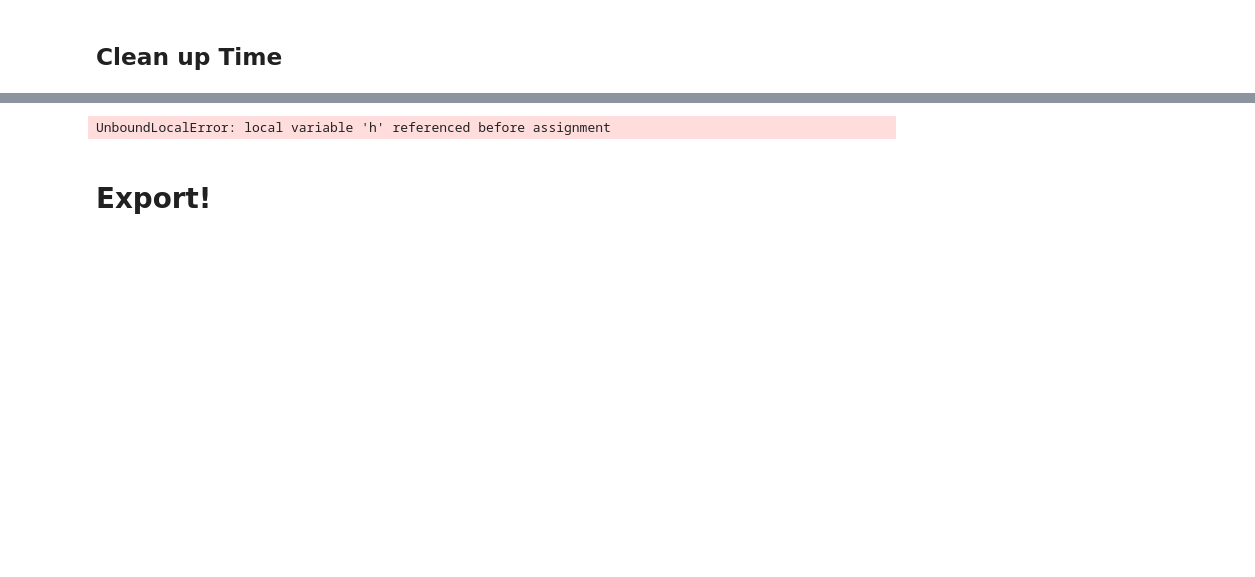
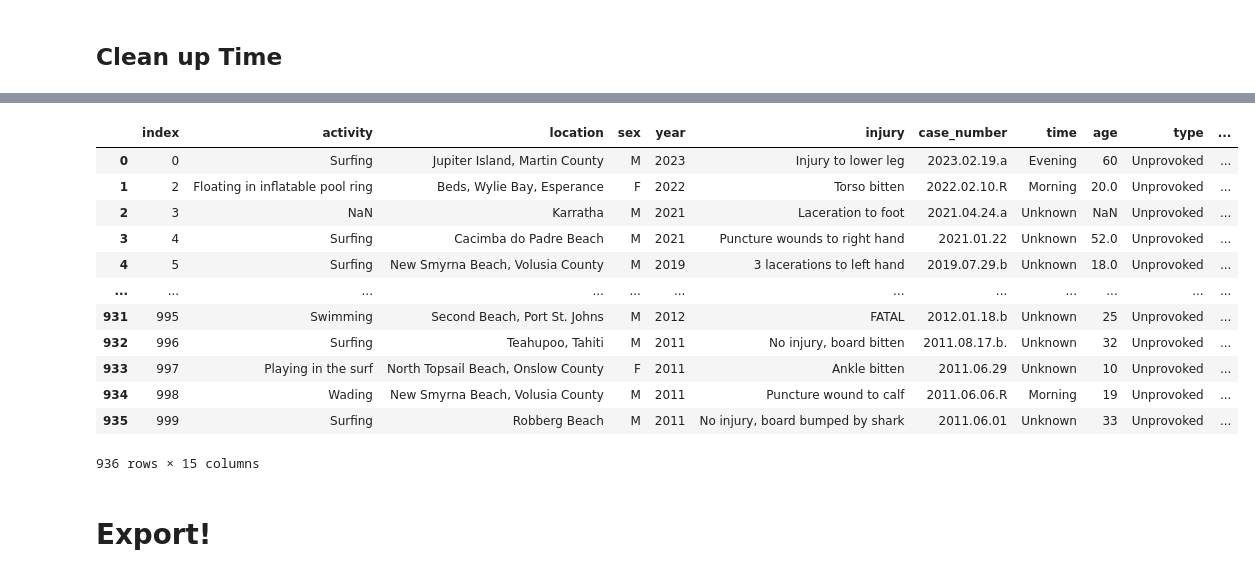
Before and after one commit to JenniferM-BShulyak/shark_attacks, a Jupyter notebook: setup.ipynb, the cells around one changed output, grey strips where cells are left out. Saved outputs shown, nothing was run; the diff lists cells and outputs as text; code cells hidden in the pictures; blank space fills up the shorter version.

Commit message:
finished cleaning up time

```diff
--- a/setup.ipynb
+++ b/setup.ipynb
@@ -314,8 +360,20 @@ def clean_time(t):
 # %%
-df_real["time"] = df_real["time"].apply(lambda x: clean_time(x))
+df_real["time"] = df_real["time"].apply(lambda x: clean_time(str(x)))
 df_real
 # %% [output]
+|  | index | activity | location | sex | year | injury | case_number | time | age | type | ... |
+| 0 | 0 | Surfing | Jupiter Island, Martin County | M | 2023 | Injury to lower leg | 2023.02.19.a | Evening | 60 | Unprovoked | ... |
+| 1 | 2 | Floating in inflatable pool ring | Beds, Wylie Bay, Esperance | F | 2022 | Torso bitten | 2022.02.10.R | Morning | 20.0 | Unprovoked | ... |
+| 2 | 3 | NaN | Karratha | M | 2021 | Laceration to foot | 2021.04.24.a | Unknown | NaN | Unprovoked | ... |
+| 3 | 4 | Surfing | Cacimba do Padre Beach | M | 2021 | Puncture wounds to right hand | 2021.01.22 | Unknown | 52.0 | Unprovoked | ... |
+| 4 | 5 | Surfing | New Smyrna Beach, Volusia County | M | 2019 | 3 lacerations to left hand | 2019.07.29.b | Unknown | 18.0 | Unprovoked | ... |
+| ... | ... | ... | ... | ... | ... | ... | ... | ... | ... | ... | ... |
+| 931 | 995 | Swimming | Second Beach, Port St. Johns | M | 2012 | FATAL | 2012.01.18.b | Unknown | 25 | Unprovoked | ... |
+| 932 | 996 | Surfing | Teahupoo, Tahiti | M | 2011 | No injury, board bitten | 2011.08.17.b. | Unknown | 32 | Unprovoked | ... |
+| 933 | 997 | Playing in the surf | North Topsail Beach, Onslow County | F | 2011 | Ankle bitten | 2011.06.29 | Unknown | 10 | Unprovoked | ... |
+| 934 | 998 | Wading | New Smyrna Beach, Volusia County | M | 2011 | Puncture wound to calf | 2011.06.06.R | Morning | 19 | Unprovoked | ... |
+| 935 | 999 | Surfing | Robberg Beach | M | 2011 | No injury, board bumped by shark | 2011.06.01 | Unknown | 33 | Unprovoked | ... |
-UnboundLocalError: local variable 'h' referenced before assignment
+936 rows × 15 columns
 # %% [markdown]
 # Export!
 # %%
```
Also changed, not shown: parts of 3 cells of this notebook, 1 other file.
